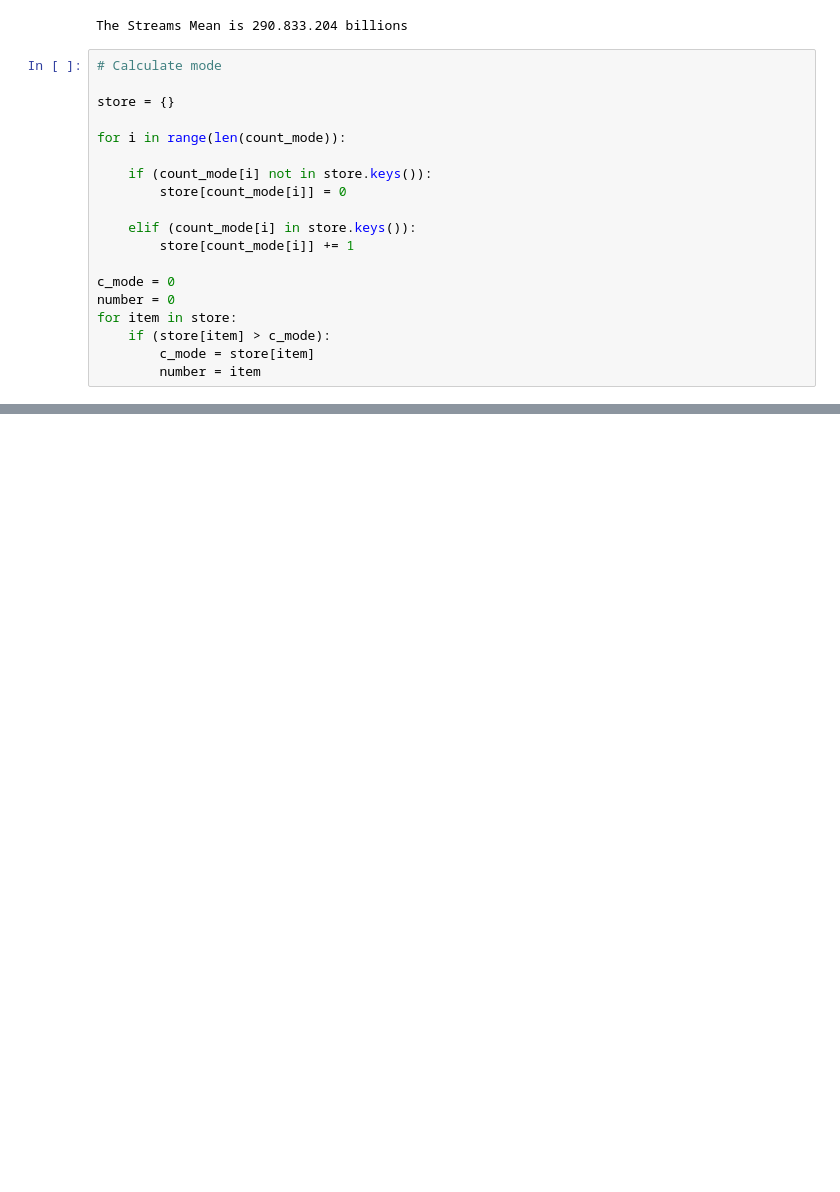
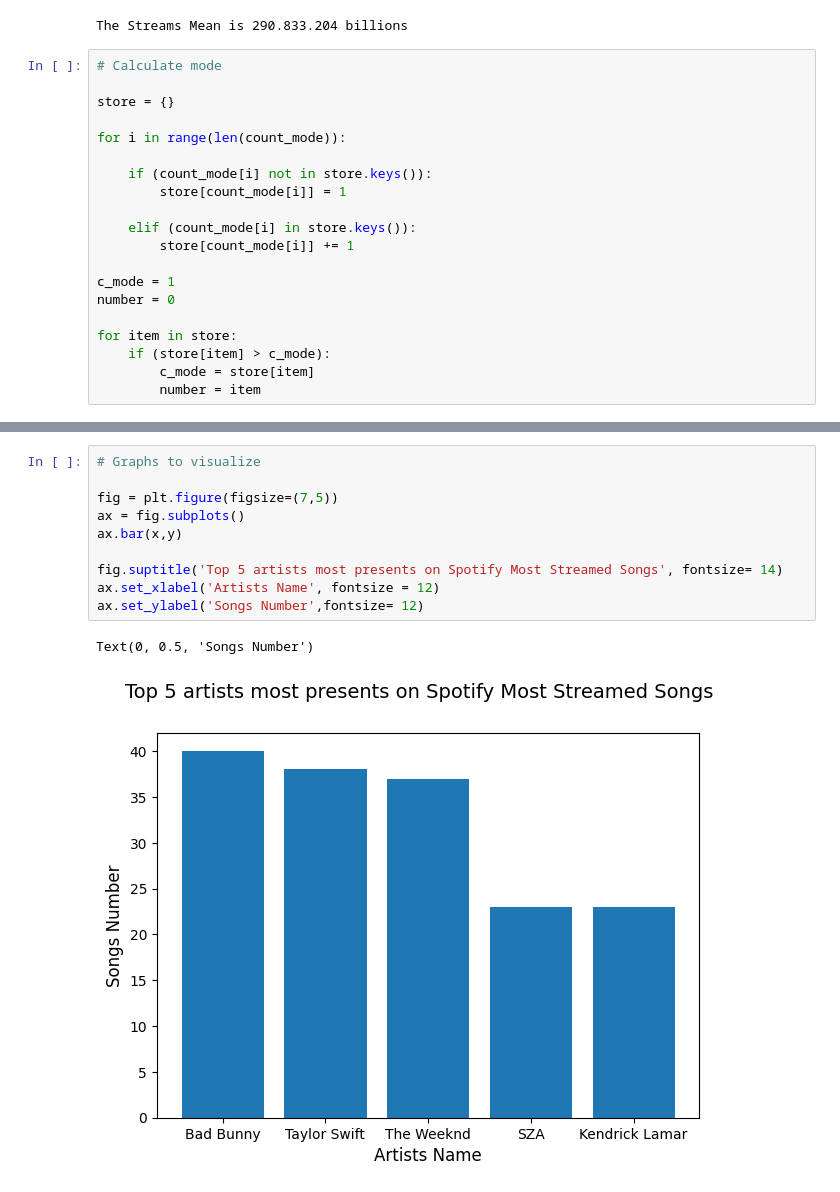
Before and after one commit to Limaniteroi/DataScience, a Jupyter notebook: Spotify Analysis - DataSet - Week 1/SMSS.ipynb, the cells around one changed output, grey strips where cells are left out. Drawn from its saved outputs; the diff is of its cells as text; blank space fills up the shorter version.

```diff
--- a/Spotify Analysis - DataSet - Week 1/SMSS.ipynb
+++ b/Spotify Analysis - DataSet - Week 1/SMSS.ipynb
@@ -111,13 +111,14 @@ store = {}
 for i in range(len(count_mode)):
 
     if (count_mode[i] not in store.keys()):
-        store[count_mode[i]] = 0
+        store[count_mode[i]] = 1
 
     elif (count_mode[i] in store.keys()):
         store[count_mode[i]] += 1
 
-c_mode = 0
+c_mode = 1
 number = 0
+
 for item in store:
     if (store[item] > c_mode):
         c_mode = store[item]
@@ -133,0 +187,13 @@ Streams Mode doesnt exists
+# %%
+# Graphs to visualize
+
+fig = plt.figure(figsize=(7,5))
+ax = fig.subplots()
+ax.bar(x,y)
+
+fig.suptitle('Top 5 artists most presents on Spotify Most Streamed Songs', fontsize= 14)
+ax.set_xlabel('Artists Name', fontsize = 12)
+ax.set_ylabel('Songs Number',fontsize= 12)
+# %% [output]
+Text(0, 0.5, 'Songs Number')
+[figure, added]
```
Also changed, not shown: parts of 7 cells of this notebook.
